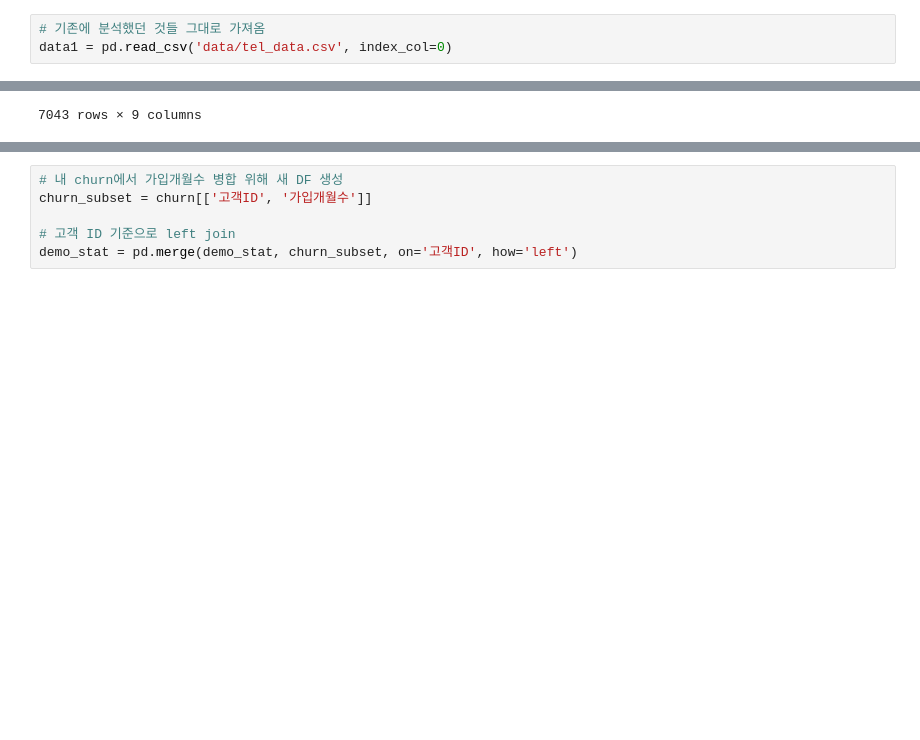
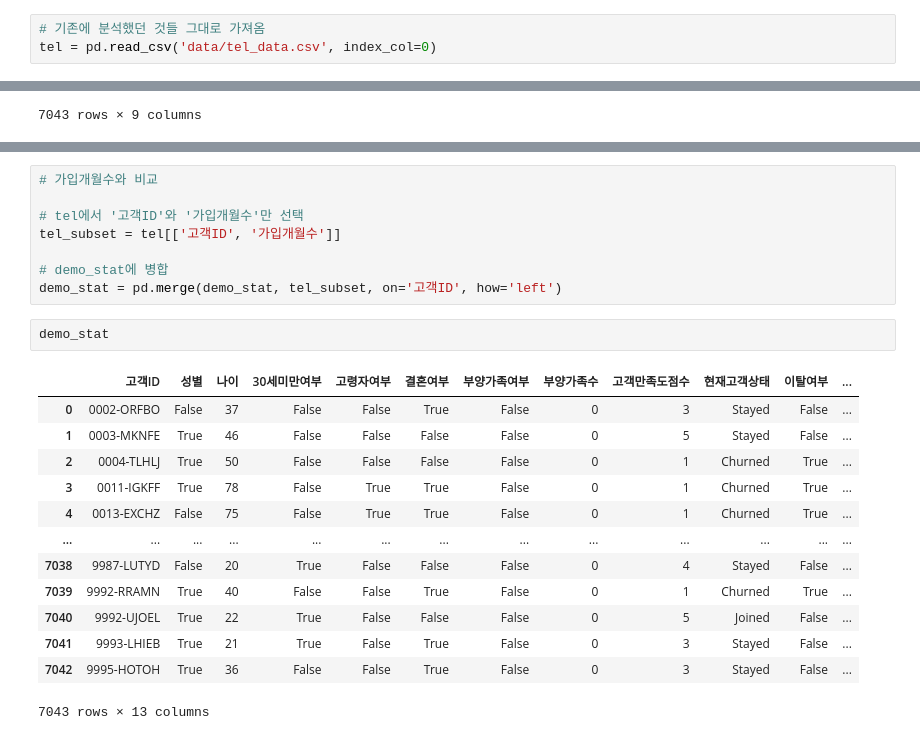
Before and after one commit to Blche/midproject_8, a Jupyter notebook: members/문세희/이탈률 감소방향_가입개월수, 계약기간.ipynb, the cells around one changed output, grey strips where cells are left out. Cells and saved outputs as stored; diff of their text form; blank space fills up the shorter version.

Commit message:
추가데이터셋에 가입개월수 병합

```diff
--- a/members/문세희/이탈률 감소방향_가입개월수, 계약기간.ipynb
+++ b/members/문세희/이탈률 감소방향_가입개월수, 계약기간.ipynb
@@ -57,5 +57,5 @@ def resumetable(df):
   return summary                                                     # 요약 테이블 반환
 # %%
 # 기존에 분석했던 것들 그대로 가져옴
-data1 = pd.read_csv('data/tel_data.csv', index_col=0)
+tel = pd.read_csv('data/tel_data.csv', index_col=0)
 # %%
@@ -197,6 +176,24 @@ demo_stat
-# %%
-# 내 churn에서 가입개월수 병합 위해 새 DF 생성
-churn_subset = churn[['고객ID', '가입개월수']]
-
-# 고객 ID 기준으로 left join
-demo_stat = pd.merge(demo_stat, churn_subset, on='고객ID', how='left')
+# %%
+# 가입개월수와 비교
+
+# tel에서 '고객ID'와 '가입개월수'만 선택
+tel_subset = tel[['고객ID', '가입개월수']]
+
+# demo_stat에 병합
+demo_stat = pd.merge(demo_stat, tel_subset, on='고객ID', how='left')
+# %%
+demo_stat
+# %% [output]
+|  | 고객ID | 성별 | 나이 | 30세미만여부 | 고령자여부 | 결혼여부 | 부양가족여부 | 부양가족수 | 고객만족도점수 | 현재고객상태 | 이탈여부 | ... |
+| 0 | 0002-ORFBO | False | 37 | False | False | True | False | 0 | 3 | Stayed | False | ... |
+| 1 | 0003-MKNFE | True | 46 | False | False | False | False | 0 | 5 | Stayed | False | ... |
+| 2 | 0004-TLHLJ | True | 50 | False | False | False | False | 0 | 1 | Churned | True | ... |
+| 3 | 0011-IGKFF | True | 78 | False | True | True | False | 0 | 1 | Churned | True | ... |
+| 4 | 0013-EXCHZ | False | 75 | False | True | True | False | 0 | 1 | Churned | True | ... |
+| ... | ... | ... | ... | ... | ... | ... | ... | ... | ... | ... | ... | ... |
+| 7038 | 9987-LUTYD | False | 20 | True | False | False | False | 0 | 4 | Stayed | False | ... |
+| 7039 | 9992-RRAMN | True | 40 | False | False | True | False | 0 | 1 | Churned | True | ... |
+| 7040 | 9992-UJOEL | True | 22 | True | False | False | False | 0 | 5 | Joined | False | ... |
+| 7041 | 9993-LHIEB | True | 21 | True | False | True | False | 0 | 3 | Stayed | False | ... |
+| 7042 | 9995-HOTOH | True | 36 | False | False | True | False | 0 | 3 | Stayed | False | ... |
+7043 rows × 13 columns
```
Also changed, not shown: parts of 7 cells of this notebook, 1 other file.
